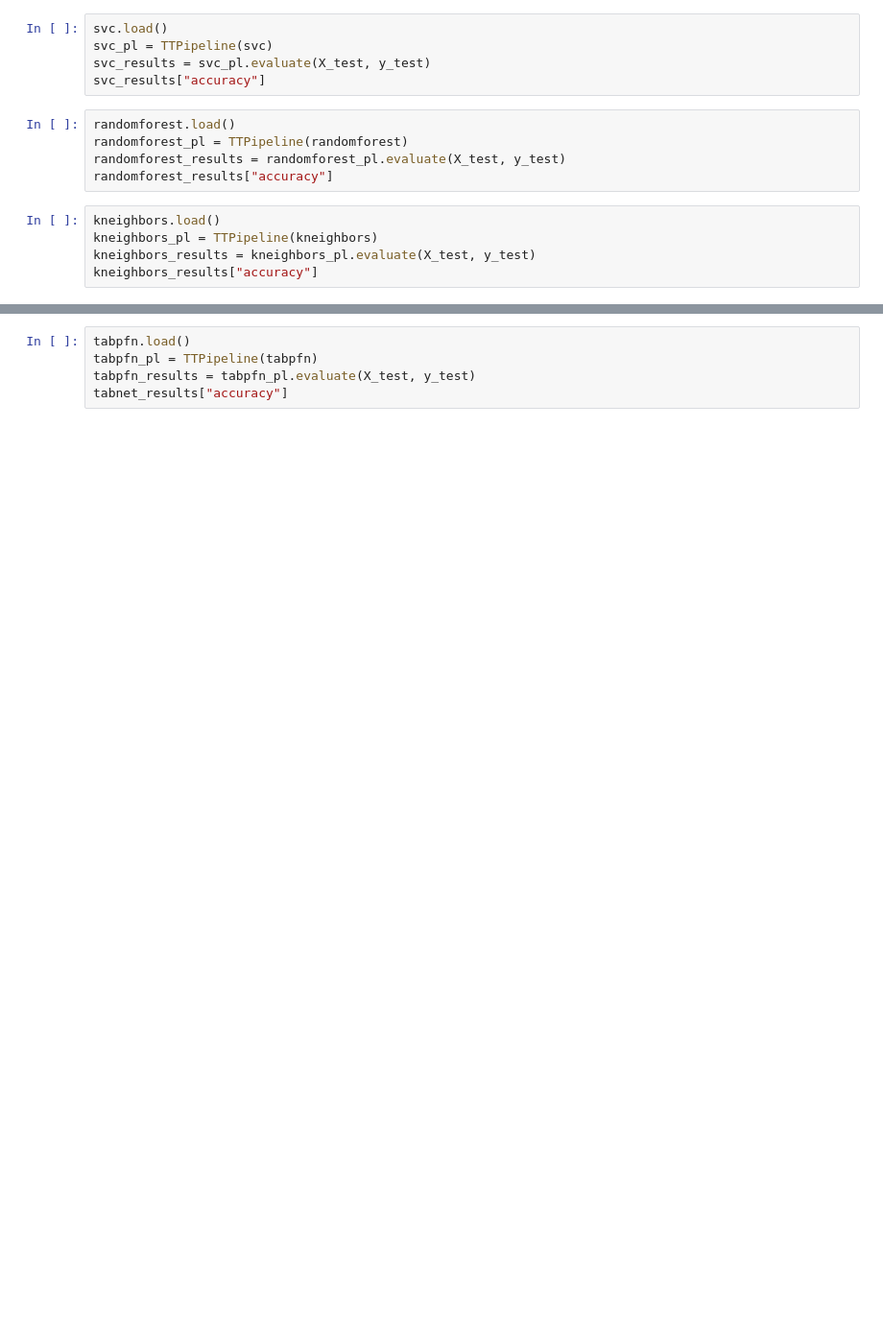
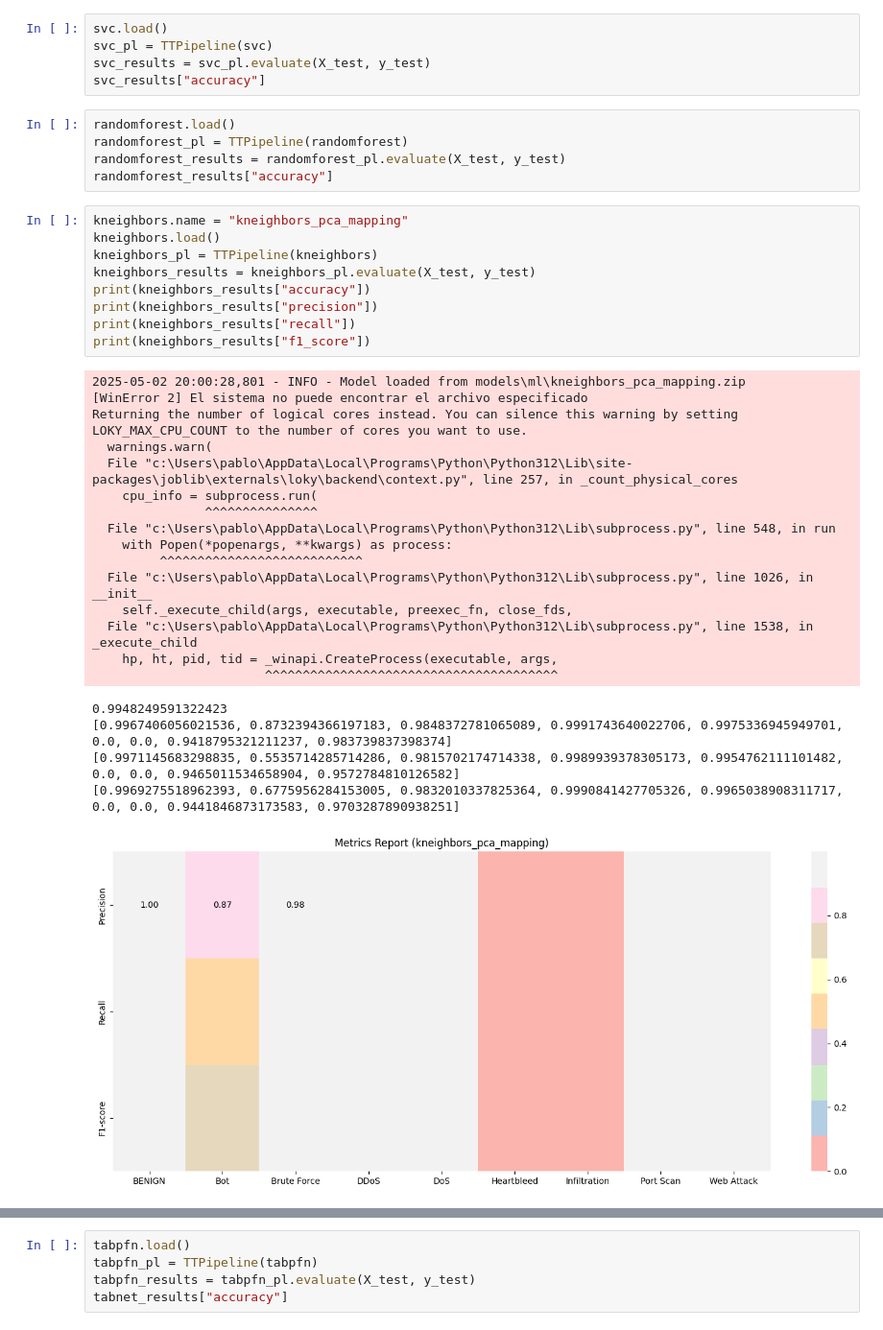
Before and after one commit to pablogarciaamolina/TFG, a Jupyter notebook: models_use_example.ipynb, the cells around one changed output, grey strips where cells are left out. Shown: that part at 96% size. Cells and saved outputs as stored; diff of their text form; blank space fills up the shorter version.

Commit message:
[UPDATE] Updated models use example

```diff
--- a/models_use_example.ipynb
+++ b/models_use_example.ipynb
@@ -314,8 +325,33 @@ randomforest_pl = TTPipeline(randomforest)
 randomforest_results = randomforest_pl.evaluate(X_test, y_test)
 randomforest_results["accuracy"]
 # %%
+kneighbors.name = "kneighbors_pca_mapping"
 kneighbors.load()
 kneighbors_pl = TTPipeline(kneighbors)
 kneighbors_results = kneighbors_pl.evaluate(X_test, y_test)
-kneighbors_results["accuracy"]
+print(kneighbors_results["accuracy"])
+print(kneighbors_results["precision"])
+print(kneighbors_results["recall"])
+print(kneighbors_results["f1_score"])
+# %% [output]
+2025-05-02 20:00:28,801 - INFO - Model loaded from models\ml\kneighbors_pca_mapping.zip
+[WinError 2] El sistema no puede encontrar el archivo especificado
+Returning the number of logical cores instead. You can silence this warning by setting LOKY_MAX_CPU_COUNT to the number of cores you want to use.
+  warnings.warn(
+  File "c:\Users\pablo\AppData\Local\Programs\Python\Python312\Lib\site-packages\joblib\externals\loky\backend\context.py", line 257, in _count_physical_cores
+    cpu_info = subprocess.run(
+               ^^^^^^^^^^^^^^^
+  File "c:\Users\pablo\AppData\Local\Programs\Python\Python312\Lib\subprocess.py", line 548, in run
+    with Popen(*popenargs, **kwargs) as process:
+         ^^^^^^^^^^^^^^^^^^^^^^^^^^^
+  File "c:\Users\pablo\AppData\Local\Programs\Python\Python312\Lib\subprocess.py", line 1026, in __init__
+    self._execute_child(args, executable, preexec_fn, close_fds,
+  File "c:\Users\pablo\AppData\Local\Programs\Python\Python312\Lib\subprocess.py", line 1538, in _execute_child
+    hp, ht, pid, tid = _winapi.CreateProcess(executable, args,
+                       ^^^^^^^^^^^^^^^^^^^^^^^^^^^^^^^^^^^^^^^
+0.9948249591322423
+[0.9967406056021536, 0.8732394366197183, 0.9848372781065089, 0.9991743640022706, 0.9975336945949701, 0.0, 0.0, 0.9418795321211237, 0.983739837398374]
+[0.9971145683298835, 0.5535714285714286, 0.9815702174714338, 0.9989939378305173, 0.9954762111101482, 0.0, 0.0, 0.9465011534658904, 0.9572784810126582]
+[0.9969275518962393, 0.6775956284153005, 0.9832010337825364, 0.9990841427705326, 0.9965038908311717, 0.0, 0.0, 0.9441846873173583, 0.9703287890938251]
+[figure, added]
 # %%
```
Also changed, not shown: parts of 11 cells of this notebook.
